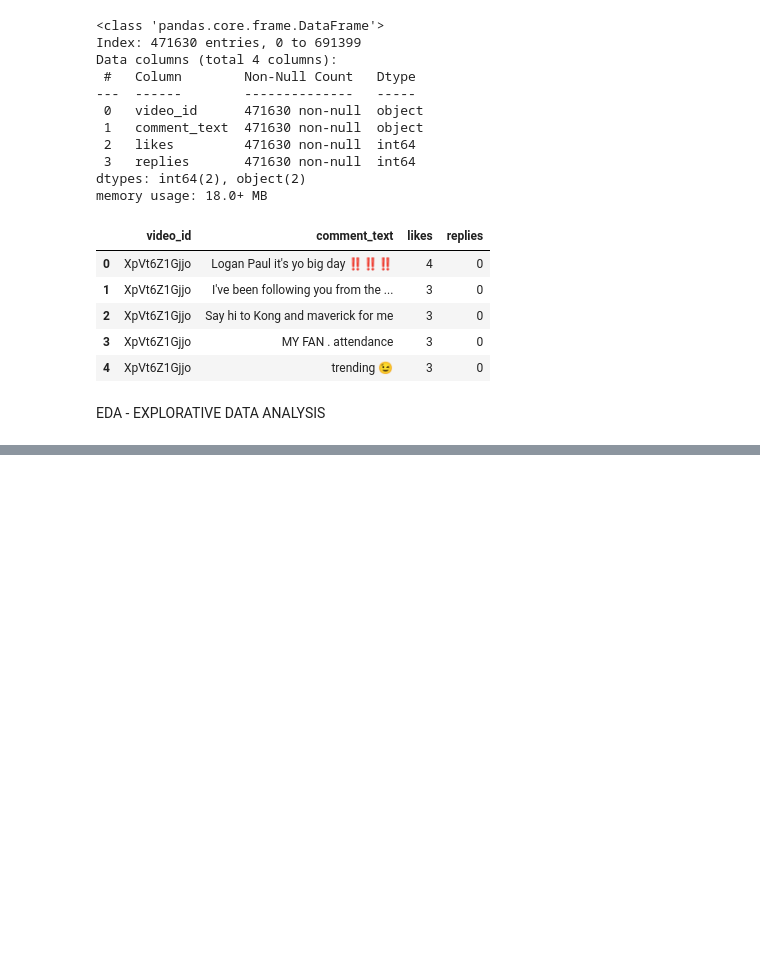
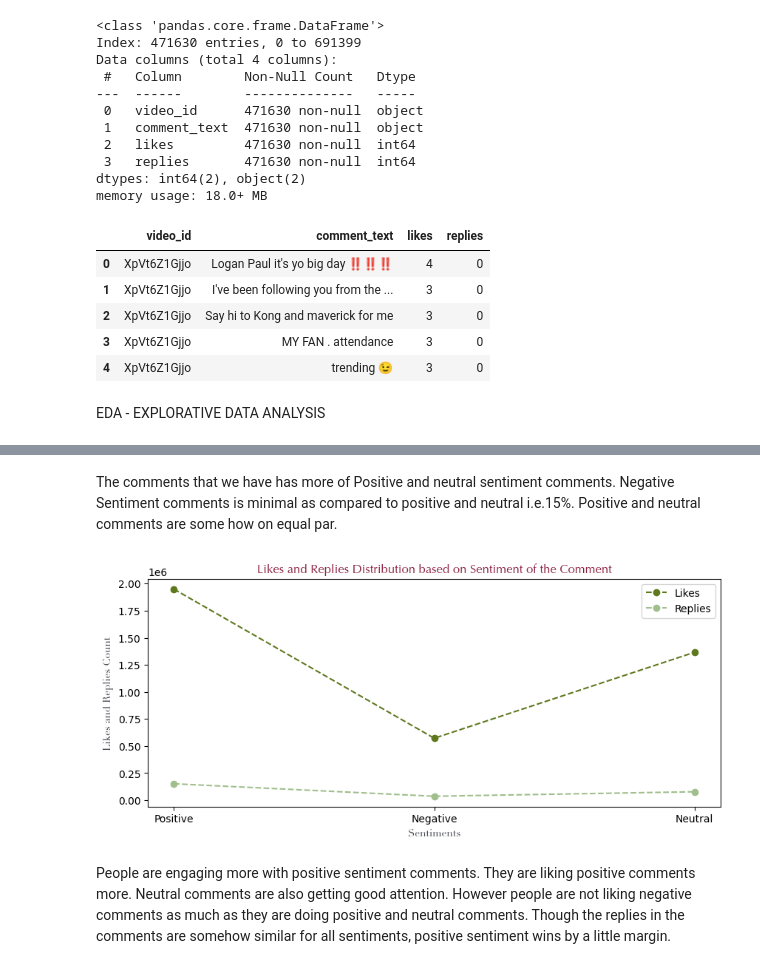
Before and after one commit to prag-yaaaa/Youtube-data-analysis, a Jupyter notebook: youtube_analysis.ipynb, the cells around one changed output, grey strips where cells are left out. Cells and saved outputs as stored; diff of their text form; code cells hidden in the pictures; blank space fills up the shorter version.

```diff
--- a/youtube_analysis.ipynb
+++ b/youtube_analysis.ipynb
@@ -212,0 +293,32 @@ EDA - EXPLORATIVE DATA ANALYSIS
+# %% [markdown]
+The comments that we have has more of Positive and neutral sentiment comments. Negative Sentiment comments is minimal as compared to positive and neutral i.e.15%. Positive and neutral comments are some how on equal par.
+# %%
+positive_likes = df[df['polarity'] > 0]['likes'].sum()
+negative_likes = df[df['polarity'] < 0]['likes'].sum()
+netutral_likes = df[df['polarity'] == 0]['likes'].sum()
+
+positive_replies = df[df['polarity'] > 0]['replies'].sum()
+negative_replies = df[df['polarity'] < 0]['replies'].sum()
+netutral_replies = df[df['polarity'] == 0]['replies'].sum()
+
+labels = ['Positive','Negative','Neutral']
+likes = [positive_likes, negative_likes, netutral_likes]
+replies = [positive_replies, negative_replies, netutral_replies]
+
+font1 = {'family':'optima','color':'#8b1e3f'}
+font2 = {'family':'didot','color':'#4b4e57'}
+
+plt.figure(figsize = (10,4))
+
+plt.title ("Likes and Replies Distribution based on Sentiment of the Comment",fontdict = font1)
+plt.xlabel ("Sentiments", fontdict = font2)
+plt.ylabel ("Likes and Replies Count",fontdict = font2)
+
+plt.plot(labels,likes,color = '#5e781e', linestyle = '--', marker = 'o')
+plt.plot(labels, replies, color = '#a0bf8c', linestyle = '--', marker = 'o')
+plt.legend(['Likes','Replies'])
+plt.show()
+# %% [output]
+[figure, added]
+# %% [markdown]
+People are engaging more with positive sentiment comments. They are liking positive comments more. Neutral comments are also getting good attention. However people are not liking negative comments as much as they are doing positive and neutral comments. Though the replies in the comments are somehow similar for all sentiments, positive sentiment wins by a little margin.
```
Also changed, not shown: parts of 35 cells of this notebook.
